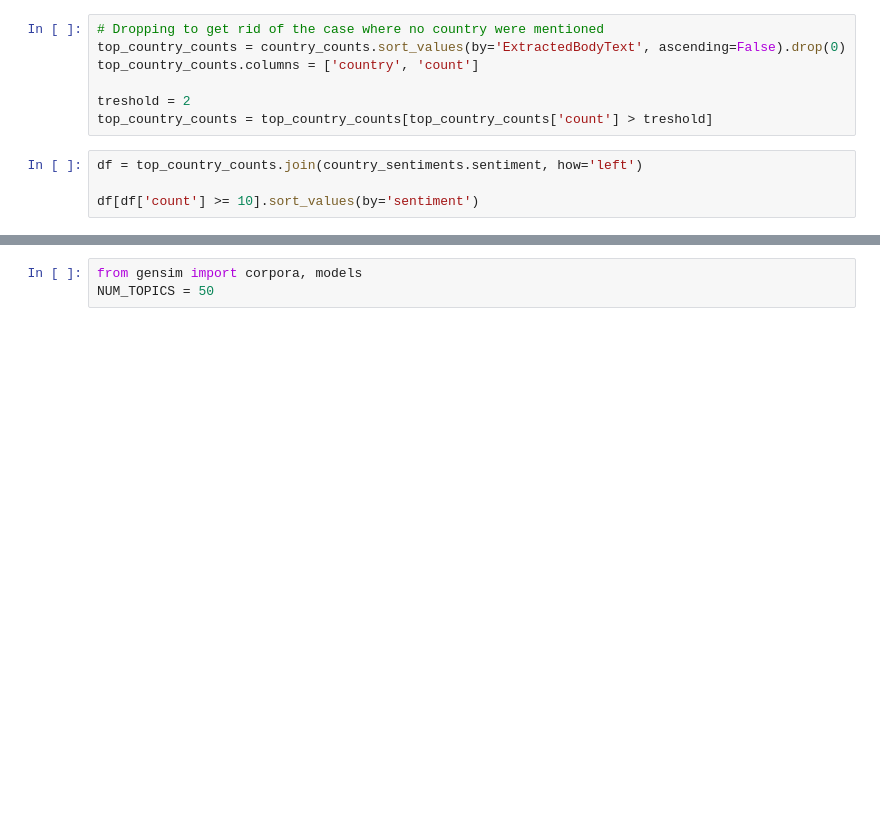
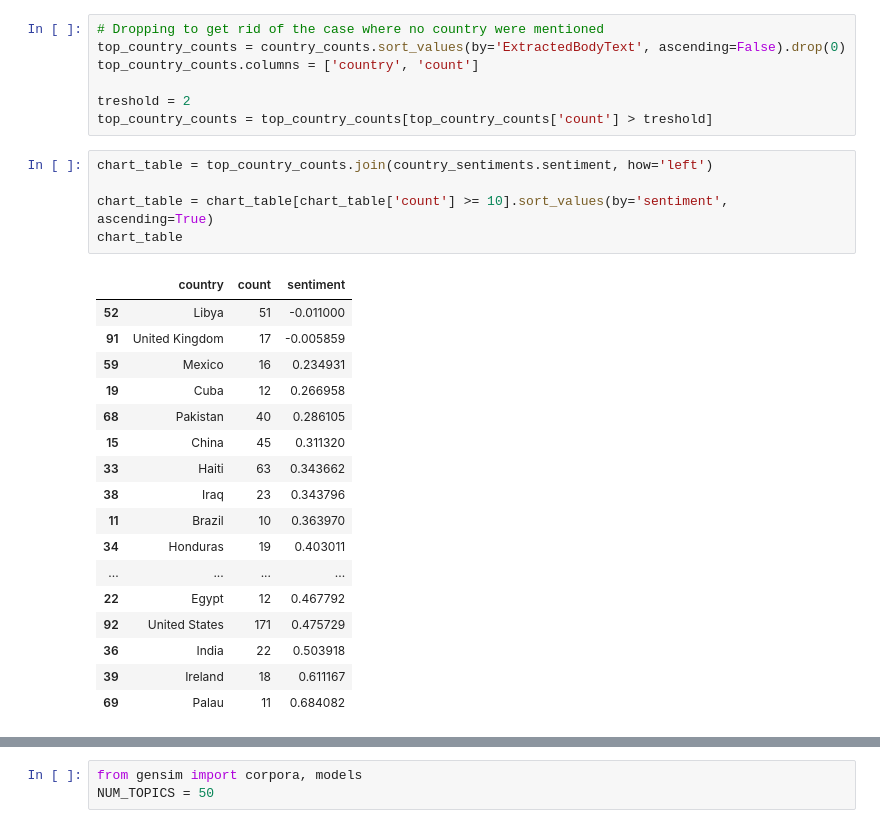
Before and after one commit to PaluchowskiMatthew/ADA-Kepler, a Jupyter notebook: 05 - Taming Text/05 - Taming Text.ipynb, the cells around one changed output, grey strips where cells are left out. Saved outputs shown, nothing was run; the diff lists cells and outputs as text; blank space fills up the shorter version.

```diff
--- a/05 - Taming Text/05 - Taming Text.ipynb
+++ b/05 - Taming Text/05 - Taming Text.ipynb
@@ -369,6 +369,25 @@ top_country_counts.columns = ['country', 'count']
 treshold = 2
 top_country_counts = top_country_counts[top_country_counts['count'] > treshold]
 # %%
-df = top_country_counts.join(country_sentiments.sentiment, how='left')
+chart_table = top_country_counts.join(country_sentiments.sentiment, how='left')
 
-df[df['count'] >= 10].sort_values(by='sentiment')
+chart_table = chart_table[chart_table['count'] >= 10].sort_values(by='sentiment', ascending=True)
+chart_table
+# %% [output]
+|  | country | count | sentiment |
+| 52 | Libya | 51 | -0.011000 |
+| 91 | United Kingdom | 17 | -0.005859 |
+| 59 | Mexico | 16 | 0.234931 |
+| 19 | Cuba | 12 | 0.266958 |
+| 68 | Pakistan | 40 | 0.286105 |
+| 15 | China | 45 | 0.311320 |
+| 33 | Haiti | 63 | 0.343662 |
+| 38 | Iraq | 23 | 0.343796 |
+| 11 | Brazil | 10 | 0.363970 |
+| 34 | Honduras | 19 | 0.403011 |
+| ... | ... | ... | ... |
+| 22 | Egypt | 12 | 0.467792 |
+| 92 | United States | 171 | 0.475729 |
+| 36 | India | 22 | 0.503918 |
+| 39 | Ireland | 18 | 0.611167 |
+| 69 | Palau | 11 | 0.684082 |
```
Also changed, not shown: parts of 18 cells of this notebook, 1 other file.
